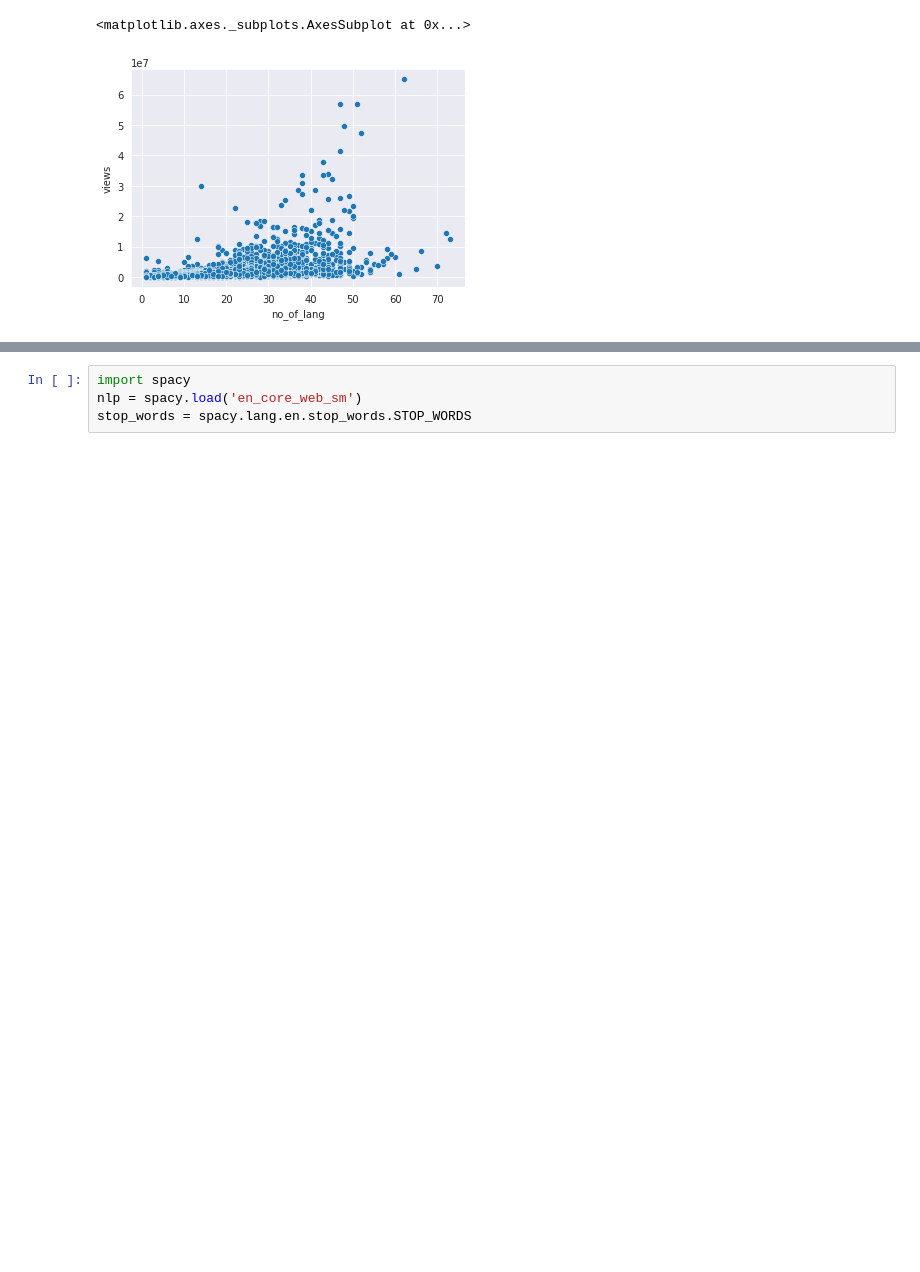
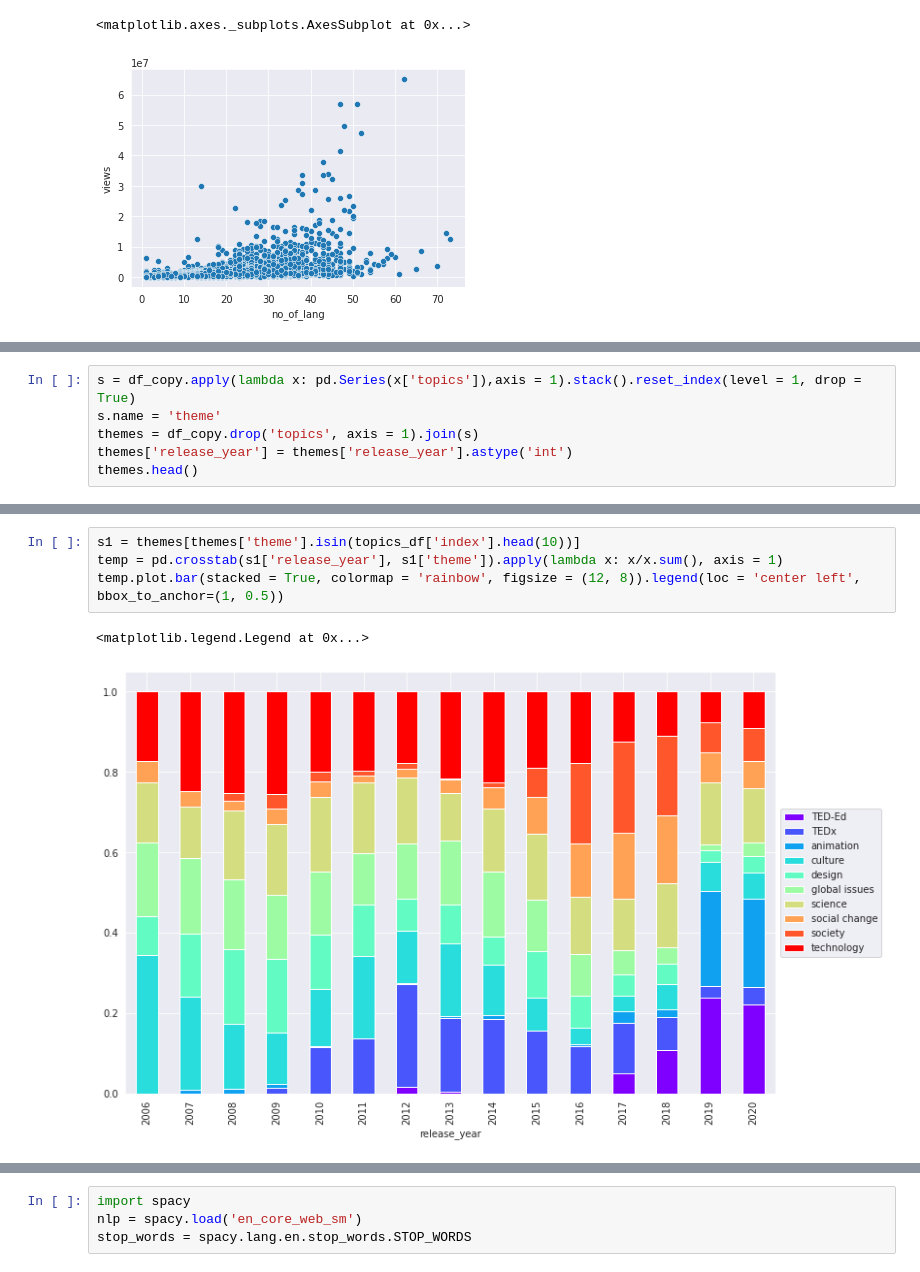
Before and after one commit to ankitbittu/Ted-talk-views-prediction, a Jupyter notebook: Copy_of_Ted_talk_views_prediction.ipynb, the cells around one changed output, grey strips where cells are left out. Drawn from its saved outputs; the diff is of its cells as text; blank space fills up the shorter version.

```diff
--- a/Copy_of_Ted_talk_views_prediction.ipynb
+++ b/Copy_of_Ted_talk_views_prediction.ipynb
@@ -777,0 +813,6 @@ plt.show()
+# %%
+s = df_copy.apply(lambda x: pd.Series(x['topics']),axis = 1).stack().reset_index(level = 1, drop = True)
+s.name = 'theme'
+themes = df_copy.drop('topics', axis = 1).join(s)
+themes['release_year'] = themes['release_year'].astype('int')
+themes.head()
@@ -777,0 +826,7 @@ plt.show()
+# %%
+s1 = themes[themes['theme'].isin(topics_df['index'].head(10))]
+temp = pd.crosstab(s1['release_year'], s1['theme']).apply(lambda x: x/x.sum(), axis = 1)
+temp.plot.bar(stacked = True, colormap = 'rainbow', figsize = (12, 8)).legend(loc = 'center left', bbox_to_anchor=(1, 0.5))
+# %% [output]
+<matplotlib.legend.Legend at 0x...>
+[figure, added]
```
Also changed, not shown: parts of 63 cells of this notebook.
